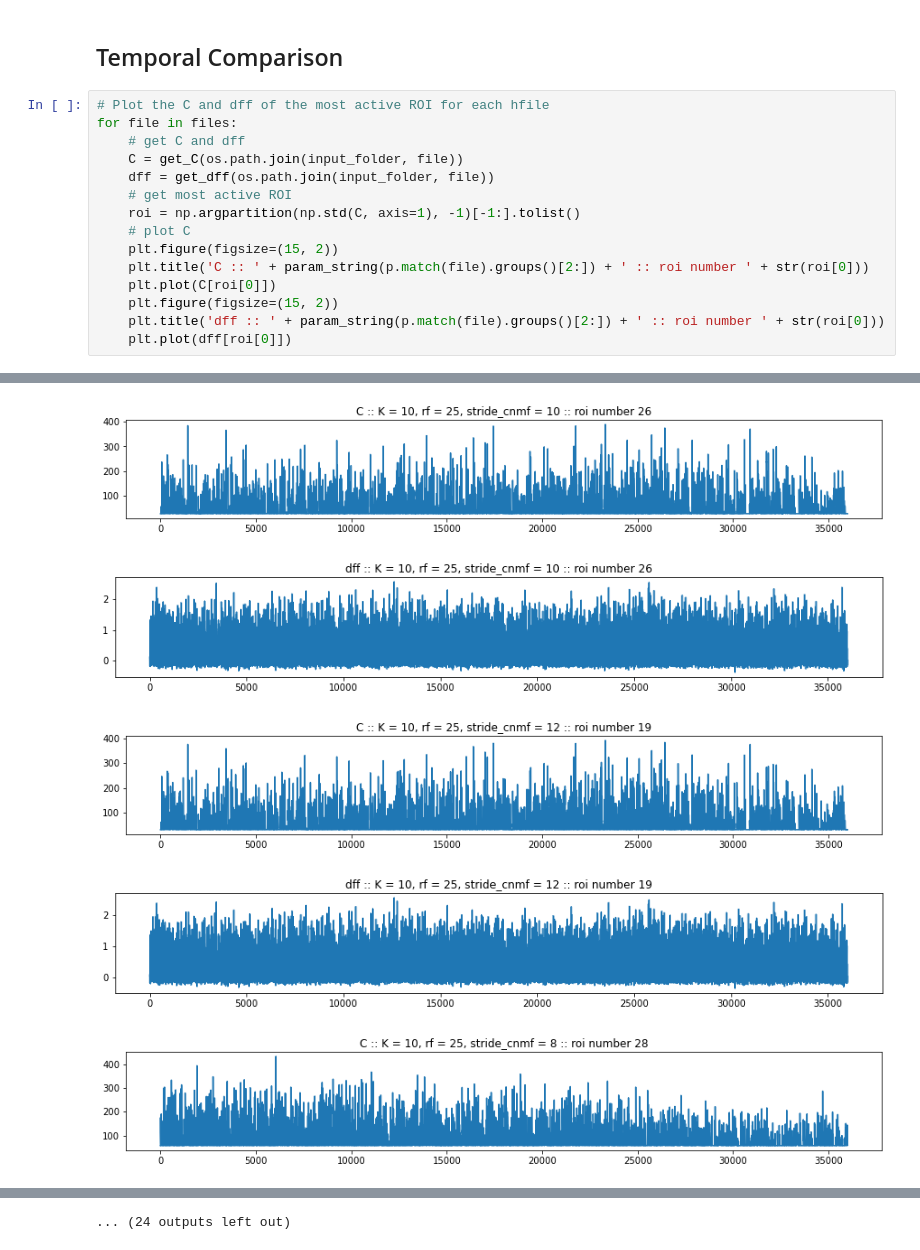
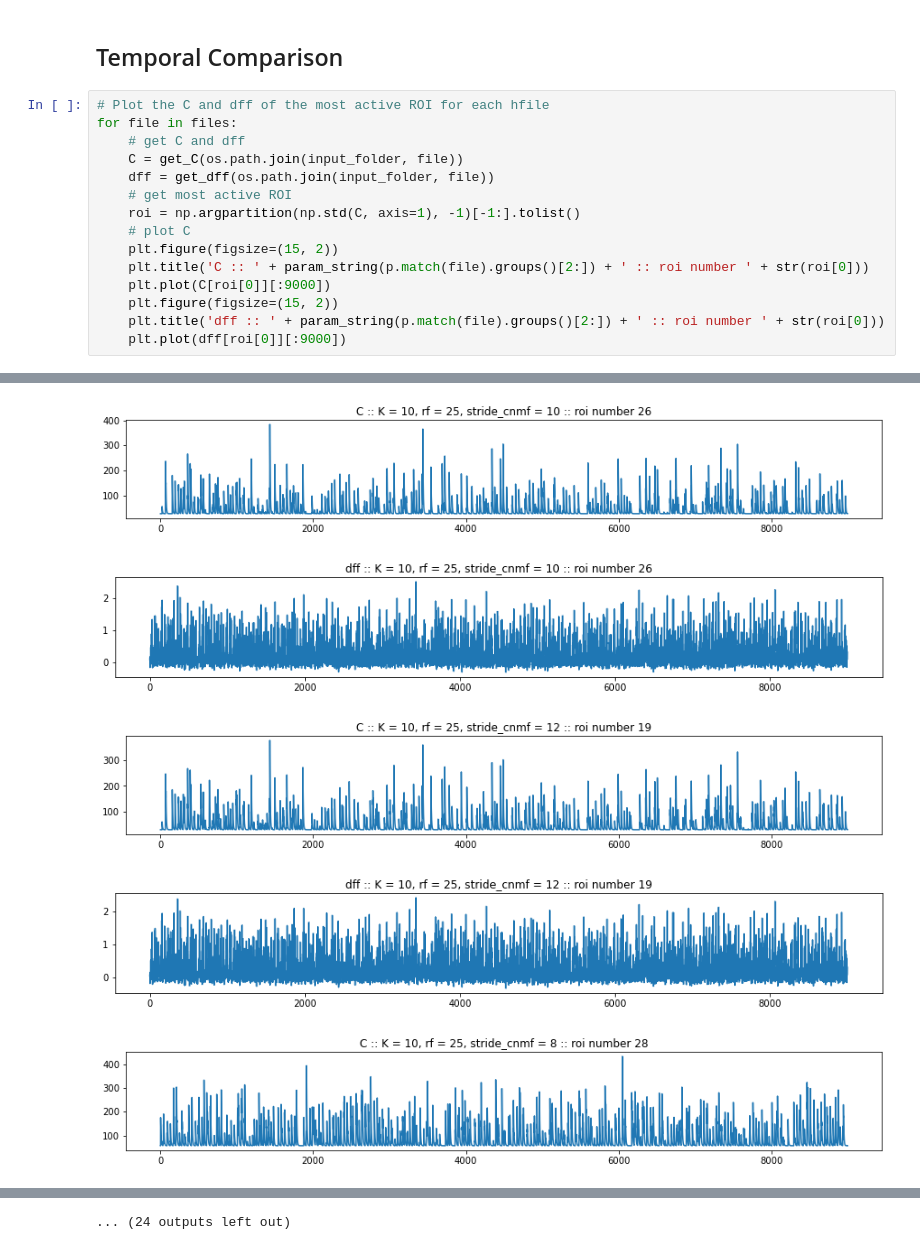
Before and after one commit to madelinescientist/madeline_analysis, a Jupyter notebook: hdf5_analysis.ipynb, the cells around one changed output, grey strips where cells are left out. Saved outputs shown, nothing was run; the diff lists cells and outputs as text.

```diff
--- a/hdf5_analysis.ipynb
+++ b/hdf5_analysis.ipynb
@@ -157,8 +157,8 @@ for file in files:
     # plot C
     plt.figure(figsize=(15, 2))
     plt.title('C :: ' + param_string(p.match(file).groups()[2:]) + ' :: roi number ' + str(roi[0]))
-    plt.plot(C[roi[0]])
+    plt.plot(C[roi[0]][:9000])
     plt.figure(figsize=(15, 2))
     plt.title('dff :: ' + param_string(p.match(file).groups()[2:]) + ' :: roi number ' + str(roi[0]))
-    plt.plot(dff[roi[0]])
+    plt.plot(dff[roi[0]][:9000])
 # %% [output]
@@ -171,5 +171,5 @@ for file in files:
-[figure, old version]
+[figure, new version]
-[figure, old version]
+[figure, new version]
-[figure, old version]
+[figure, new version]
-[figure, old version]
+[figure, new version]
-[figure, old version]
+[figure, new version]
```
Also changed, not shown: parts of 1 cell of this notebook.
